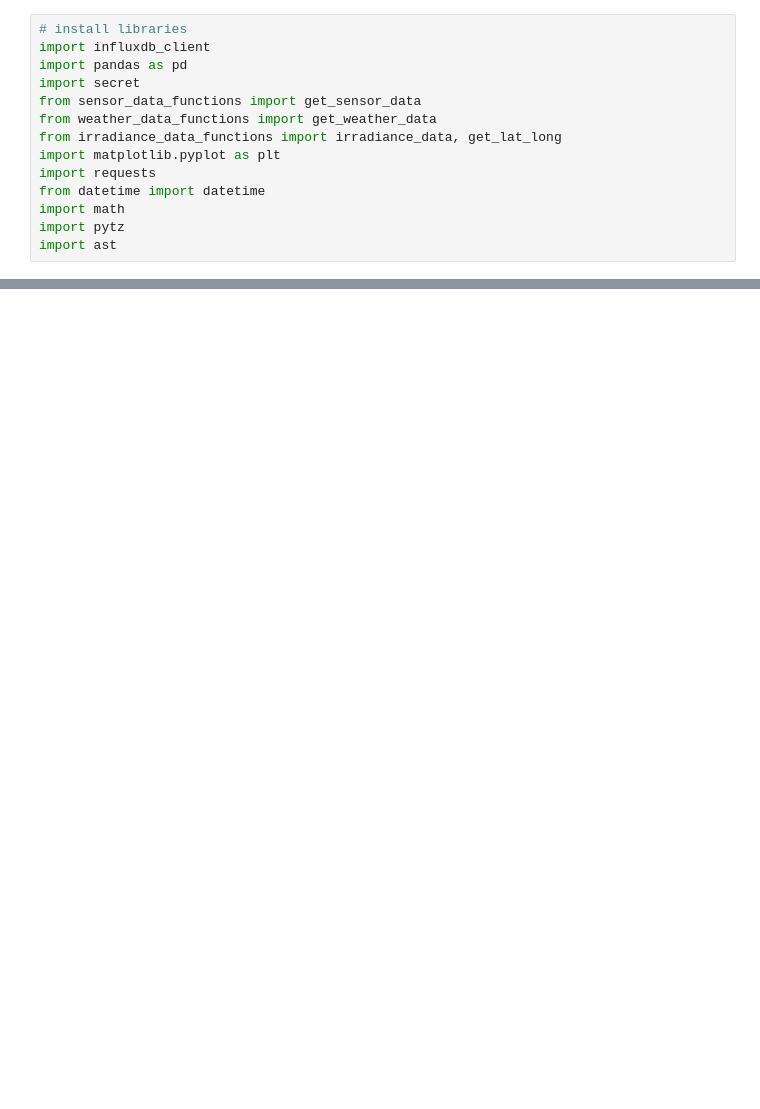
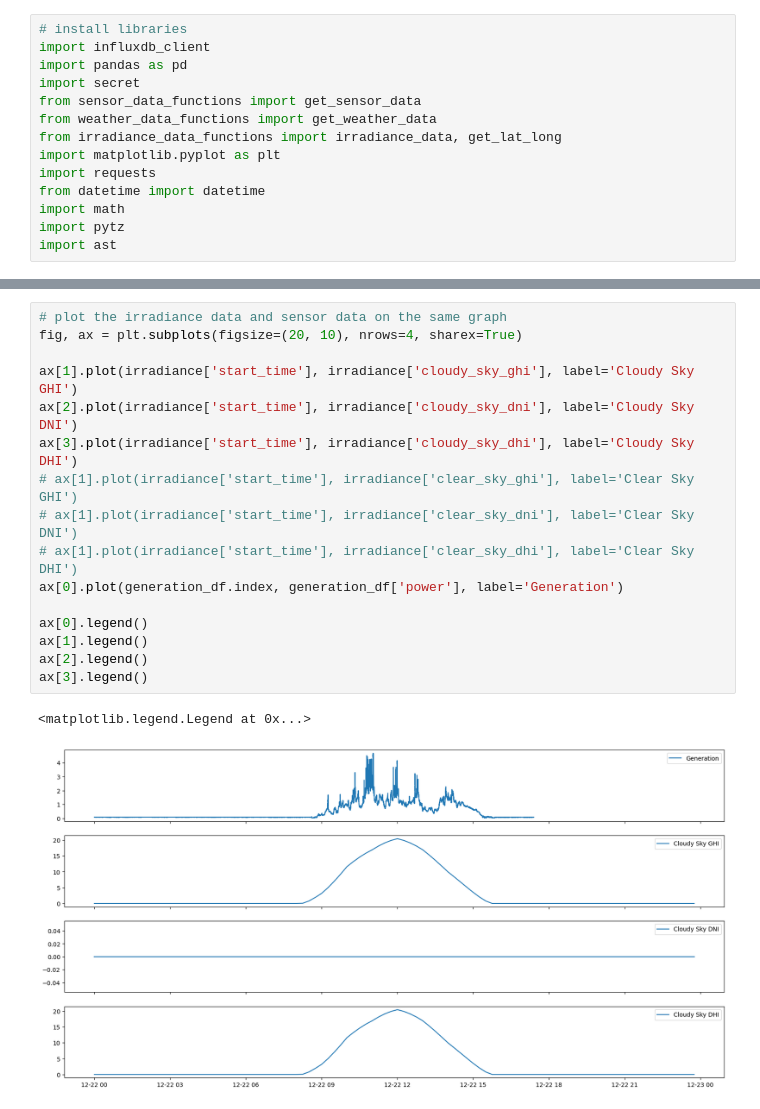
Before and after one commit to tennisnuts/Power-Forecast, a Jupyter notebook: playground.ipynb, the cells around one changed output, grey strips where cells are left out. Drawn from its saved outputs; the diff is of its cells as text; blank space fills up the shorter version.

```diff
--- a/playground.ipynb
+++ b/playground.ipynb
@@ -75 +76,20 @@ No local data available, calling API
 96 rows × 9 columns
+# %%
+# plot the irradiance data and sensor data on the same graph
+fig, ax = plt.subplots(figsize=(20, 10), nrows=4, sharex=True)
+
+ax[1].plot(irradiance['start_time'], irradiance['cloudy_sky_ghi'], label='Cloudy Sky GHI')
+ax[2].plot(irradiance['start_time'], irradiance['cloudy_sky_dni'], label='Cloudy Sky DNI')
+ax[3].plot(irradiance['start_time'], irradiance['cloudy_sky_dhi'], label='Cloudy Sky DHI')
+# ax[1].plot(irradiance['start_time'], irradiance['clear_sky_ghi'], label='Clear Sky GHI')
+# ax[1].plot(irradiance['start_time'], irradiance['clear_sky_dni'], label='Clear Sky DNI')
+# ax[1].plot(irradiance['start_time'], irradiance['clear_sky_dhi'], label='Clear Sky DHI')
+ax[0].plot(generation_df.index, generation_df['power'], label='Generation')
+
+ax[0].legend()
+ax[1].legend()
+ax[2].legend()
+ax[3].legend()
+# %% [output]
+<matplotlib.legend.Legend at 0x...>
+[figure, added]
```
Also changed, not shown: parts of 4 cells of this notebook.
